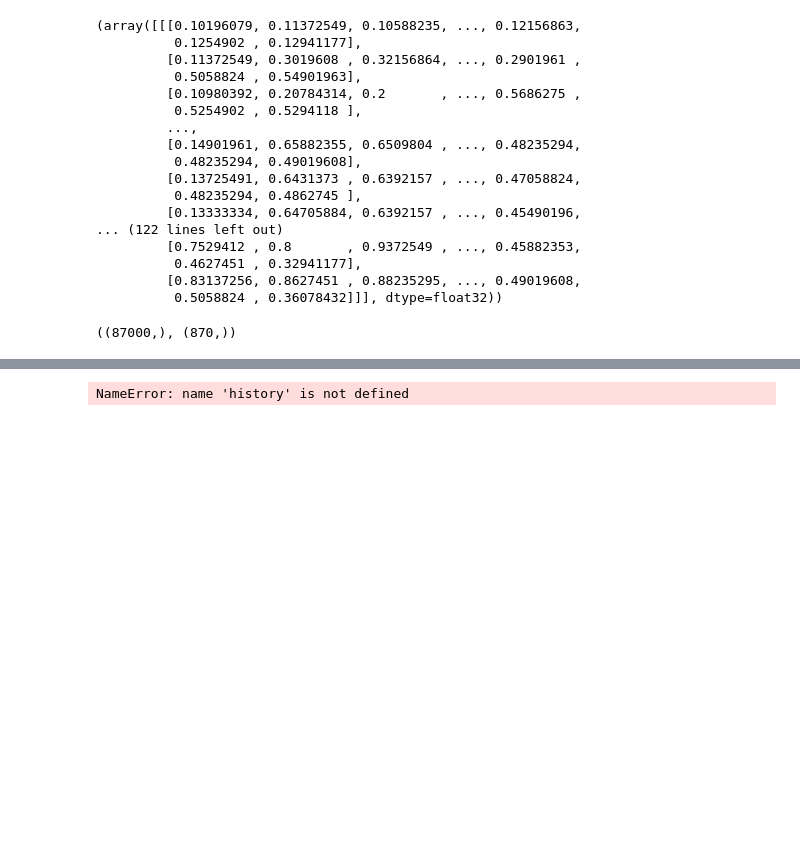
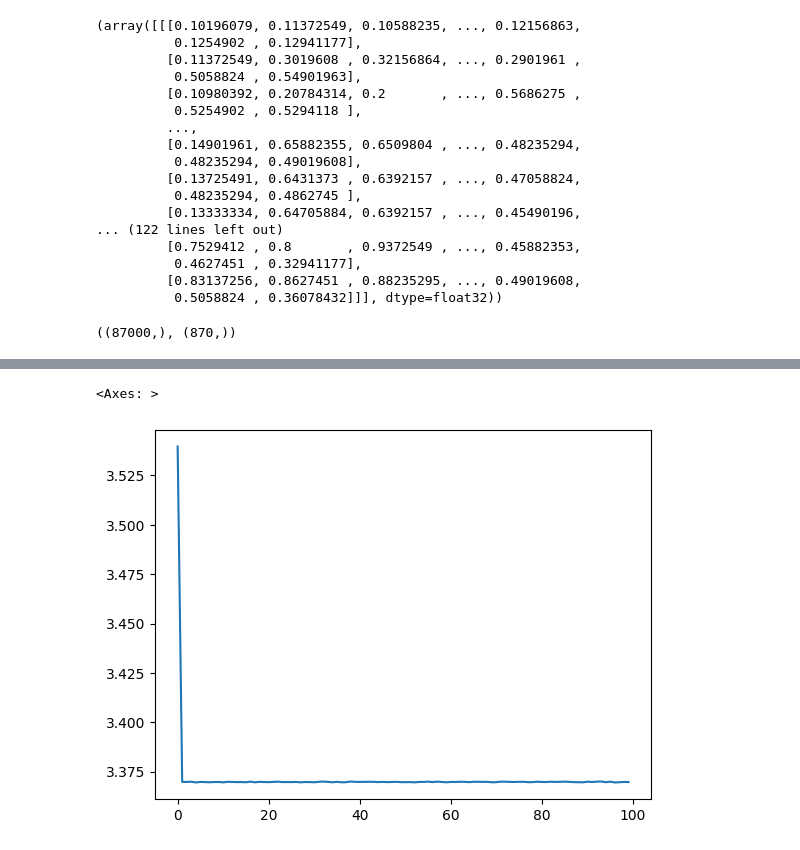
Before and after one commit to WiseObjective8/ASL_Keyboard, a Jupyter notebook: Model.ipynb, the cells around one changed output, grey strips where cells are left out. Saved outputs shown, nothing was run; the diff lists cells and outputs as text; code cells hidden in the pictures; blank space fills up the shorter version.

```diff
--- a/Model.ipynb
+++ b/Model.ipynb
@@ -237,0 +127,10 @@ import datetime
+# %%
+def create_model():
+    return keras.Sequential([
+        Input(shape=(64, 64, 1)),
+        Flatten(),
+        Dense(512, activation='relu'),
+        Dense(128, activation='relu'),
+        Dense(29, activation='softmax')
+
+    ])
@@ -238,13 +142,18 @@ import datetime
 # %%
-tf.config.run_functions_eagerly(True)
-tf.data.experimental.enable_debug_mode()
-%load_ext tensorboard
-log_dir = "logs/" + datetime.datetime.now().strftime("%Y%m%d-%H%M%S")
-tensorboard_callback = TensorBoard(log_dir=log_dir, histogram_freq=1)
-history = model.fit(norm_train,
-                    int_train_labels,
-                    validation_data=(
-                        norm_valid,
-                        int_valid_labels
+def train_model():
+    model = create_model()
+    model.summary()
+    model.compile(optimizer=keras.optimizers.Adam(learning_rate=0.01),
+                loss='sparse_categorical_crossentropy',
+                metrics=['accuracy'],)
+    logdir = os.path.join("logs", datetime.datetime.now().strftime("%Y%m%d-%H%M%S"))
+    tensorboard_callback = tf.keras.callbacks.TensorBoard(logdir, histogram_freq=1)
+    history = model.fit(norm_train,
+                        int_train_labels,
+                        validation_data=(
+                            norm_valid,
+                            int_valid_labels
                         ),
-                    epochs=10)
+                        epochs=100,
+                        callbacks=[tensorboard_callback])
+    return history, model
@@ -258,0 +160,2 @@ KeyboardInterrupt:
+# %%
+history,_ = train_model()
@@ -259,5 +195,5 @@ KeyboardInterrupt:
 # %%
-
-pd.DataFrame(history.history).plot()
+pd.DataFrame(history.history)["loss"].plot()
 # %% [output]
-NameError: name 'history' is not defined
+<Axes: >
+[figure, added]
```
Also changed, not shown: parts of 18 cells of this notebook, 3 other files.
